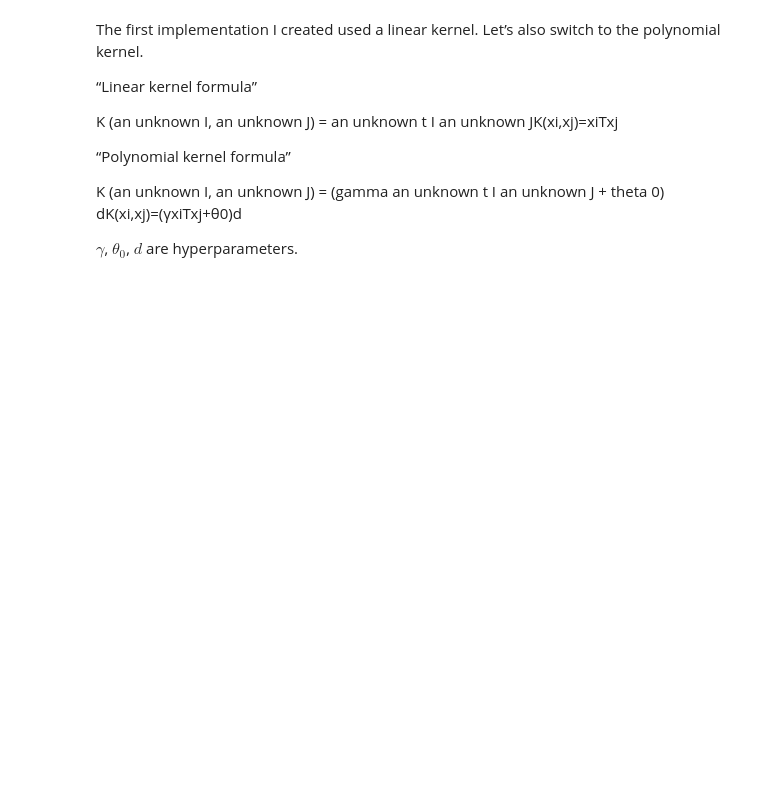
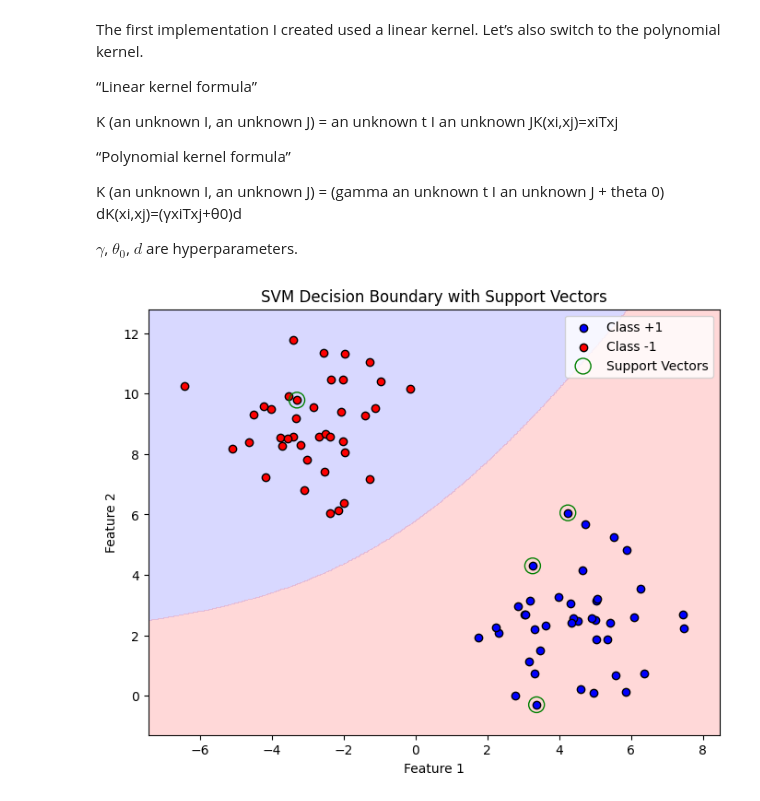
Before and after one commit to WalterPHD/Ai-Data, a Jupyter notebook: SVM.ipynb, the cells around one changed output. Cells and saved outputs as stored; diff of their text form; code cells hidden in the pictures; blank space fills up the shorter version.

```diff
--- a/SVM.ipynb
+++ b/SVM.ipynb
@@ -124,2 +405,55 @@
 
 $\gamma$, $\theta_0$, $d$ are hyperparameters.
+# %%
+# Linear kernel
+svm_linear = ScratchSVMClassifier(num_iter=1000, lr=0.001, kernel='linear')
+
+# Polynomial kernel with y = 1, θ0 = 1, d = 2
+svm_poly = ScratchSVMClassifier(num_iter=1000, lr=0.001,
+                                kernel='polynomial',
+                                gamma=1, coef0=1, degree=2)
+# %%
+# Train first
+svm_poly.fit(X_train, y_train)
+
+# Now predict on grid points for plotting
+Z = svm_poly.predict(grid_points)
+# %%
+import numpy as np
+import matplotlib.pyplot as plt
+
+def plot_decision_boundary(model, X, y):
+
+#Creatiing a mesh grid over the feature space
+    x_min, x_max = X[:, 0].min() - 1, X[:, 0].max() + 1
+    y_min, y_max = X[:, 1].min() - 1, X[:, 1].max() + 1
+    xx, yy = np.meshgrid(np.linspace(x_min, x_max, 500),
+                         np.linspace(y_min, y_max, 500))
+
+#Flattening grid to pass into predict
+    grid_points = np.c_[xx.ravel(), yy.ravel()]
+    Z = model.predict(grid_points)
+    Z = Z.reshape(xx.shape)
+
+    plt.figure(figsize=(8, 6))
+
+#Plot decision boundary by contouring predicted classes
+    plt.contourf(xx, yy, Z, alpha=0.3, levels=np.linspace(-1, 1, 3), cmap=plt.cm.bwr)
+
+#Plot training points, color by class
+    plt.scatter(X[y == 1, 0], X[y == 1, 1], c='blue', label='Class +1', edgecolors='k')
+    plt.scatter(X[y == -1, 0], X[y == -1, 1], c='red', label='Class -1', edgecolors='k')
+
+#Plot support vectors with bigger markers
+    sv = model.index_support_vectors
+    plt.scatter(X[sv, 0], X[sv, 1], s=150, facecolors='none', edgecolors='green', label='Support Vectors')
+
+    plt.legend()
+    plt.title('SVM Decision Boundary with Support Vectors')
+    plt.xlabel('Feature 1')
+    plt.ylabel('Feature 2')
+    plt.show()
+
+plot_decision_boundary(svm_poly, X_train, y_train)
+# %% [output]
+[figure, added]
```
Also changed, not shown: parts of 15 cells of this notebook.
